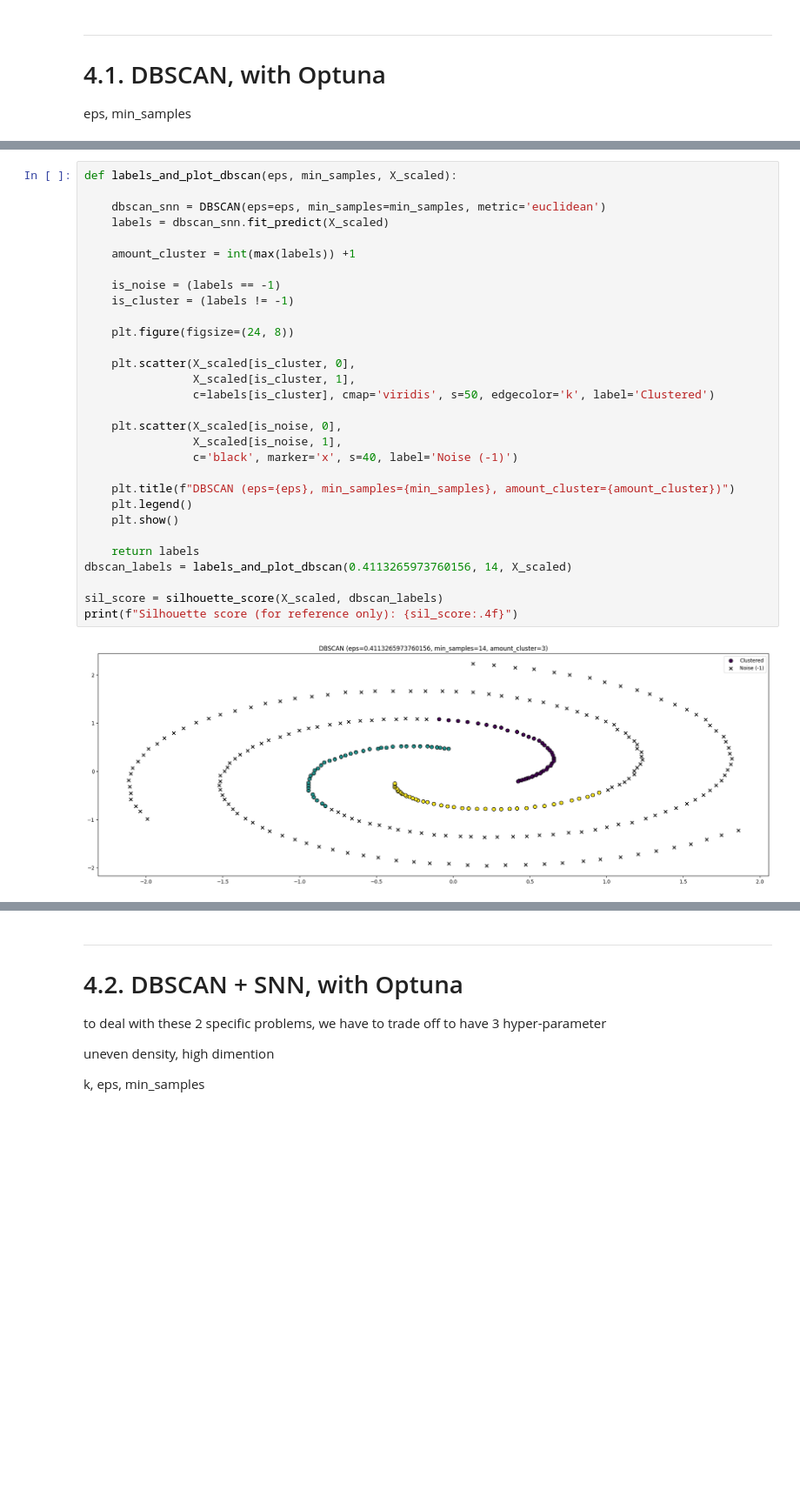
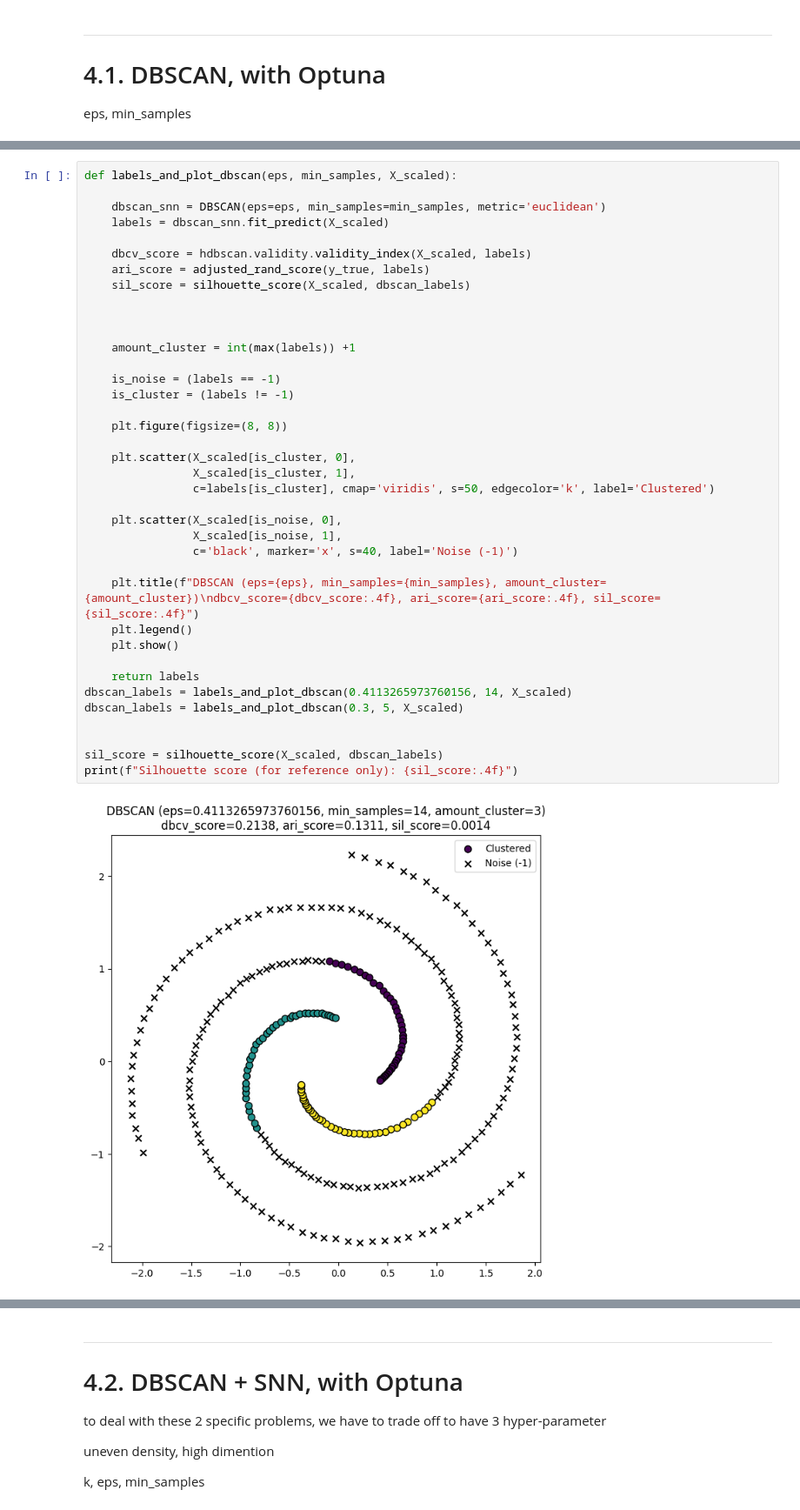
Before and after one commit to RaphaFang/sdu-ds-2026-spring, a Jupyter notebook: 804_data_mining/project_1/DBSCAN.ipynb, the cells around one changed output, grey strips where cells are left out. Shown at 87% size. Drawn from its saved outputs; the diff is of its cells as text; blank space fills up the shorter version.

Commit message:
add: notes and some adjust of the previous notes

```diff
--- a/804_data_mining/project_1/DBSCAN.ipynb
+++ b/804_data_mining/project_1/DBSCAN.ipynb
@@ -129,32 +129,40 @@ Highest DBCV:       0.2138
 # %%
 def labels_and_plot_dbscan(eps, min_samples, X_scaled):
 
     dbscan_snn = DBSCAN(eps=eps, min_samples=min_samples, metric='euclidean')
     labels = dbscan_snn.fit_predict(X_scaled)
 
+    dbcv_score = hdbscan.validity.validity_index(X_scaled, labels)
+    ari_score = adjusted_rand_score(y_true, labels)
+    sil_score = silhouette_score(X_scaled, dbscan_labels)
+
+
+
     amount_cluster = int(max(labels)) +1
 
     is_noise = (labels == -1)
     is_cluster = (labels != -1)
 
-    plt.figure(figsize=(24, 8))
+    plt.figure(figsize=(8, 8))
 
     plt.scatter(X_scaled[is_cluster, 0],
                 X_scaled[is_cluster, 1],
                 c=labels[is_cluster], cmap='viridis', s=50, edgecolor='k', label='Clustered')
 
     plt.scatter(X_scaled[is_noise, 0],
                 X_scaled[is_noise, 1],
                 c='black', marker='x', s=40, label='Noise (-1)')
 
-    plt.title(f"DBSCAN (eps={eps}, min_samples={min_samples}, amount_cluster={amount_cluster})")
+    plt.title(f"DBSCAN (eps={eps}, min_samples={min_samples}, amount_cluster={amount_cluster})\ndbcv_score={dbcv_score:.4f}, ari_score={ari_score:.4f}, sil_score={sil_score:.4f}")
     plt.legend()
     plt.show()
 
     return labels
 dbscan_labels = labels_and_plot_dbscan(0.4113265973760156, 14, X_scaled)
+dbscan_labels = labels_and_plot_dbscan(0.3, 5, X_scaled)
+
 
 sil_score = silhouette_score(X_scaled, dbscan_labels)
 print(f"Silhouette score (for reference only): {sil_score:.4f}")
 # %% [output]
-[figure, old version]
+[figure, new version]
```
Also changed, not shown: parts of 6 cells of this notebook, 29 other files.
